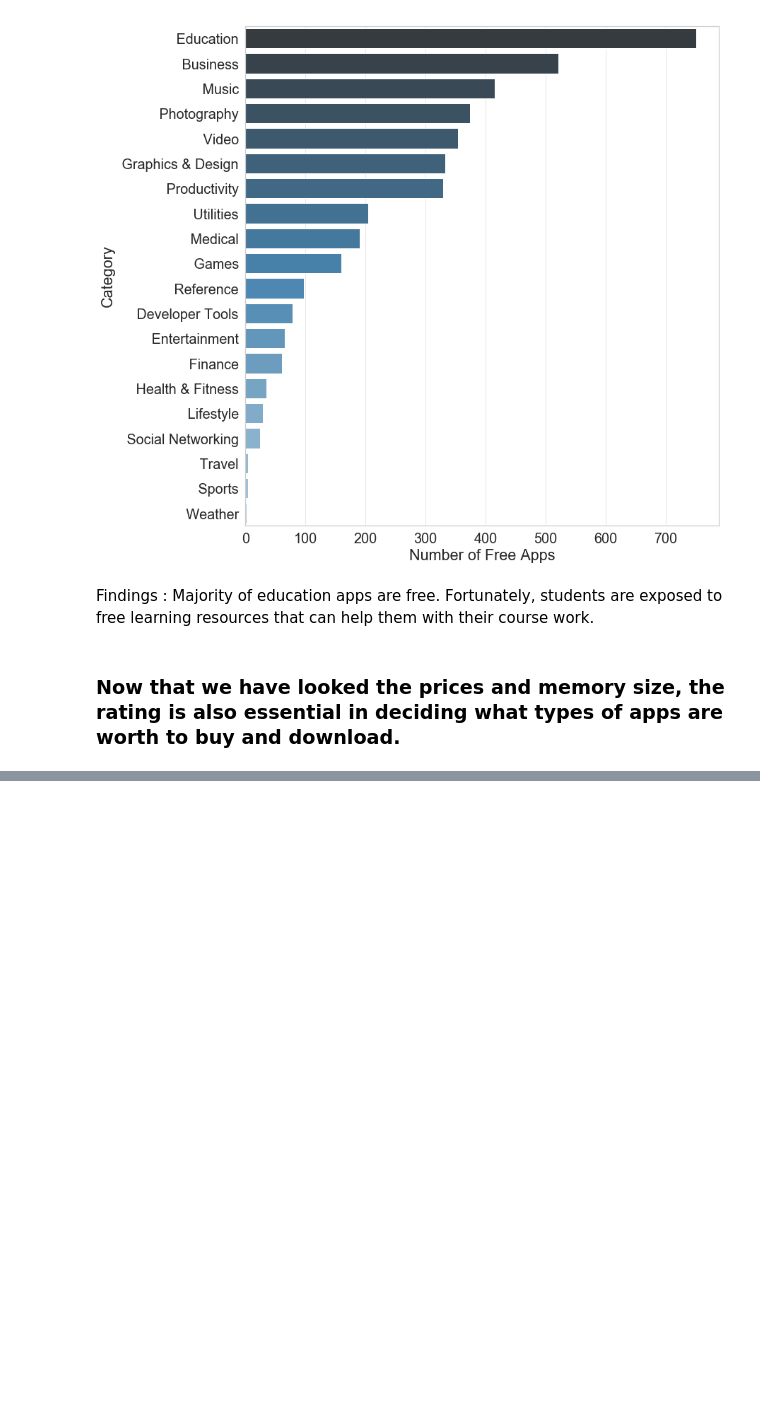
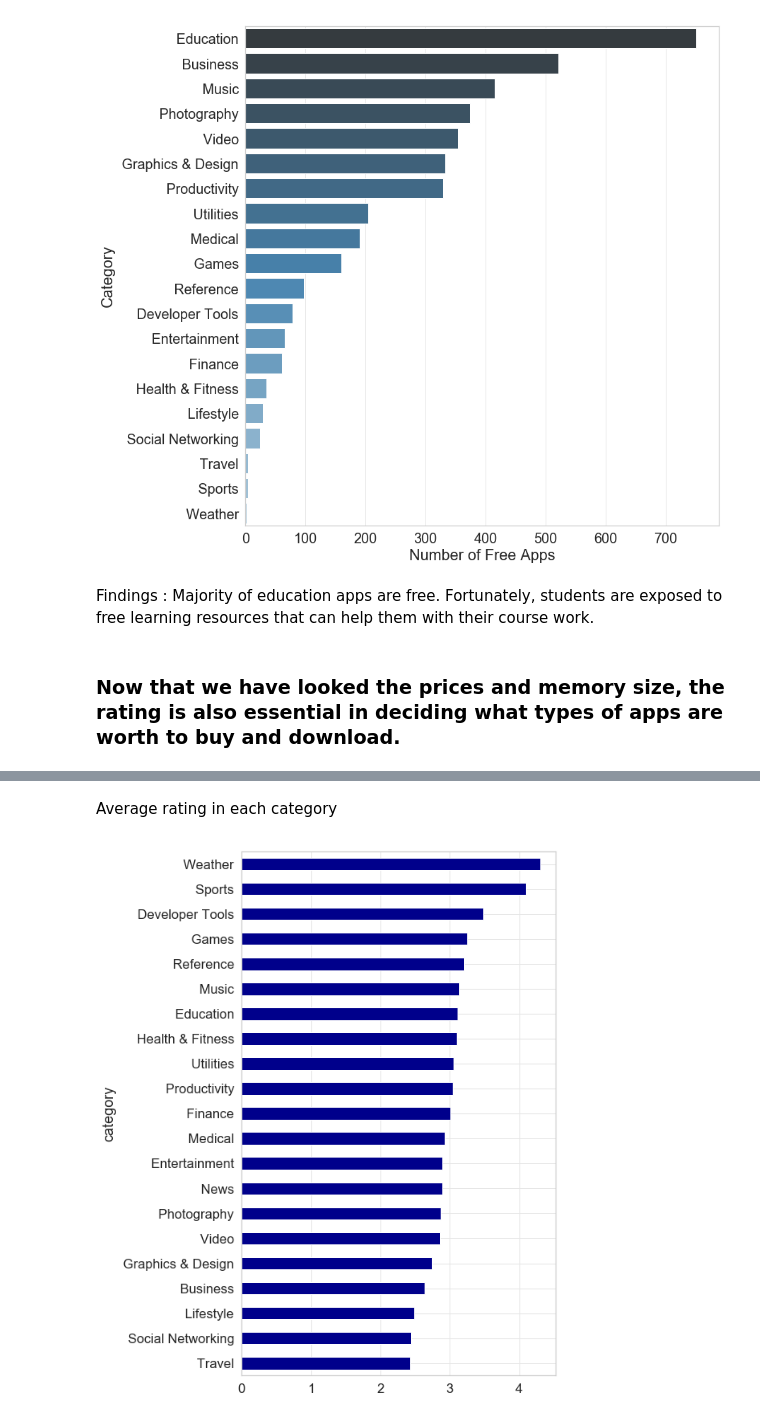
Before and after one commit to drucilal/Scraping_AppleMac_Store, a Jupyter notebook: Mac_EDA.ipynb, the cells around one changed output, grey strips where cells are left out. Cells and saved outputs as stored; diff of their text form; code cells hidden in the pictures; blank space fills up the shorter version.

```diff
--- a/Mac_EDA.ipynb
+++ b/Mac_EDA.ipynb
@@ -259,0 +265,41 @@ Findings : Majority of education apps are free. Fortunately, students are expose
+# %% [markdown]
+Average rating in each category
+# %%
+filtered_rating = mac_apps.query('rating > 0.0')
+# %%
+
+group1 = [1.0,1.1, 1.2, 1.3, 1.4] # 1.0
+group2 = [1.5] # 1.5
+group3 = [1.6, 1.7, 1.8, 1.9, 2.0, 2.1, 2.2, 2.3, 2.4] #2.0
+group4 = [2.5] # 2.5
+group5 = [2.6, 2.7, 2.8, 2.9, 3.0, 3.1, 3.2, 3.3, 3.4] # 3.0
+group6 = [3.5] # 3.5
+group7 = [3.6, 3.7, 3.8, 3.9, 4.0, 4.1, 4.2, 4.3, 4.4] # 4.0
+group8 = [4.5] # 4.5
+group9 = [4.6, 4.7, 4.8, 4.9, 5.0] # 5.0
+# %%
+def label_ratings (row):
+    if row['rating'] in group1:
+        return 1.0
+    if row['rating'] in group2:
+        return 1.5
+    if row['rating'] in group3:
+        return 2.0
+    if row['rating'] in group4:
+        return 2.5
+    if row['rating'] in group5:
+        return 3.0
+    if row['rating'] in group6:
+        return 3.5
+    if row['rating'] in group7:
+        return 4.0
+    if row ['rating'] in group8:
+        return 4.5
+    if row['rating'] in group9:
+        return 5.0
+# %%
+filtered_rating['rating_est'] = filtered_rating.apply (lambda row: label_ratings(row), axis=1)
+# %%
+c_r = filtered_rating.groupby(['category'])['rating'].mean().sort_values().round(2).plot(kind='barh', color = 'darkblue')
+# %% [output]
+[figure, added]
```
Also changed, not shown: parts of 26 cells of this notebook.
